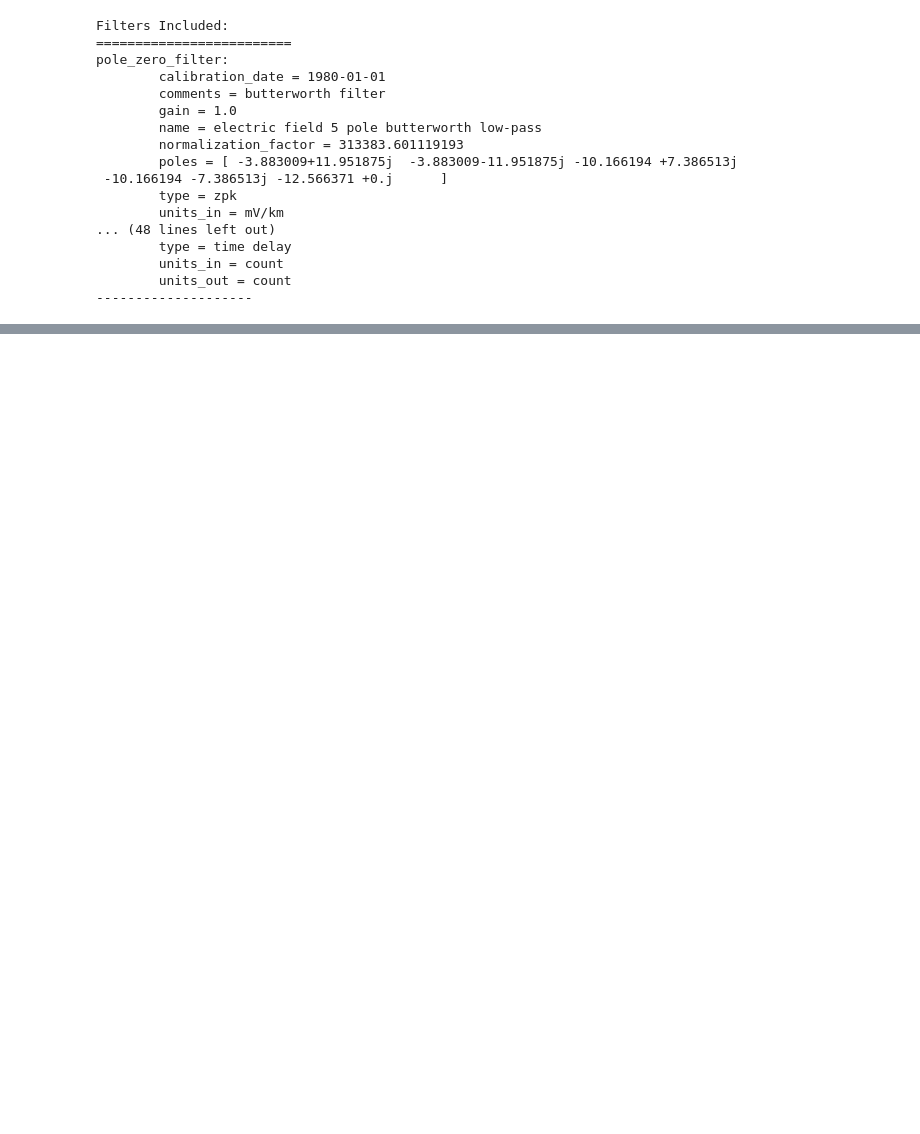
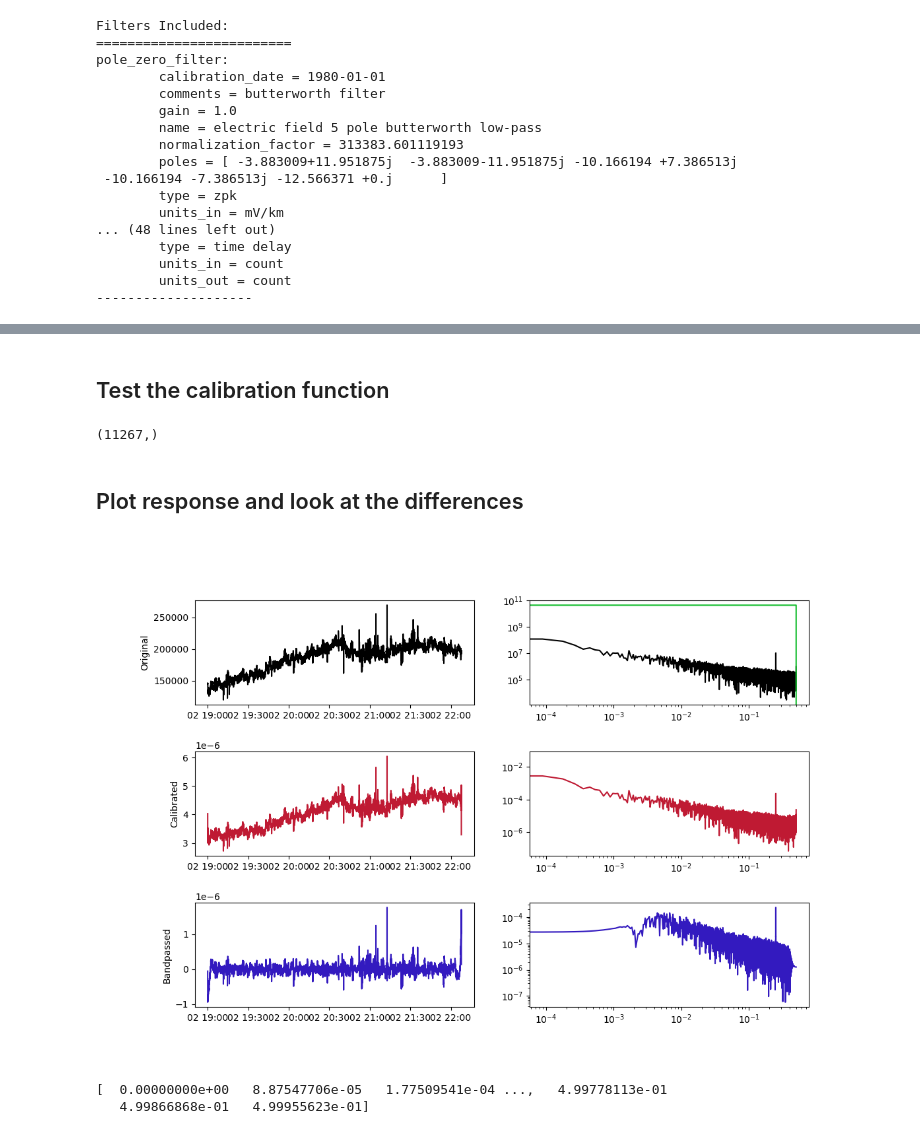
Before and after one commit to kujaku11/mth5, a Jupyter notebook: docs/examples/notebooks/remove_instrument_response_example.ipynb, the cells around one changed output, grey strips where cells are left out. Drawn from its saved outputs; the diff is of its cells as text; code cells hidden in the pictures; blank space fills up the shorter version.

```diff
--- a/docs/examples/notebooks/remove_instrument_response_example.ipynb
+++ b/docs/examples/notebooks/remove_instrument_response_example.ipynb
@@ -111 +209,53 @@ m
+# %% [markdown]
+## Test the calibration function
+# %%
+calibrated_ex = remove_instrument_response(exts)
+print(calibrated_ex.shape)
+# %% [output]
+(11267,)
+# %%
+# apply a bandpass otherwise low frequencies get blown up
+bp_calibrated_ts = butter_bandpass_filter(calibrated_ex, .0025, .4, exts.sample_rate, order=3)
+# %% [markdown]
+## Plot response and look at the differences
+# %%
+plt.rcParams["figure.subplot.hspace"] = .45
+
+f = np.fft.rfftfreq(calibrated_ex.size, d=exts.sample_interval)
+
+fig = plt.figure(figsize=[12, 8])
+ax_original = fig.add_subplot(3, 2, 1)
+l1, = ax_original.plot(exts._ts.time, exts.ts, color=(0, 0, 0))
+ax_original.set_ylabel("Original")
+
+ax_original_fft = fig.add_subplot(3, 2, 2)
+l1, = ax_original_fft.loglog(f, abs(np.fft.rfft(exts.ts)), color=(0, 0, 0))
+ax_original_fft.loglog(f, abs(exts.channel_response_filter.complex_response(f)[::-1]), color=(.1, .75, .2))
+
+ax_calibrated = fig.add_subplot(3, 2, 3, sharex=ax_original)
+l2, = ax_calibrated.plot(exts._ts.time, calibrated_ex, color=(.75, .1, .2))
+ax_calibrated.set_ylabel("Calibrated")
+
+ax_calibrated_fft = fig.add_subplot(3, 2, 4, sharex=ax_original_fft)
+l2, = ax_calibrated_fft.loglog(f, abs(np.fft.rfft(calibrated_ex)), color=(.75, .1, .2))
+
+ax_bandpassed = fig.add_subplot(3, 2, 5, sharex=ax_original)
+l3, = ax_bandpassed.plot(exts._ts.time, bp_calibrated_ts, color=(.2, .1, .75))
+ax_bandpassed.set_ylabel("Bandpassed")
+
+ax_bandpassed_fft = fig.add_subplot(3, 2, 6, sharex=ax_original_fft)
+l3, = ax_bandpassed_fft.loglog(f, abs(np.fft.rfft(bp_calibrated_ts)), color=(.2, .1, .75))
+
+fig.canvas.toolbar_visible = True
+fig.canvas.header_visible = True
+fig.canvas.resizable = True
+
+plt.show()
+# %% [output]
+[figure, added]
+# %%
+print(f)
+# %% [output]
+[  0.00000000e+00   8.87547706e-05   1.77509541e-04 ...,   4.99778113e-01
+   4.99866868e-01   4.99955623e-01]
 # %%
```
Also changed, not shown: parts of 14 cells of this notebook.
